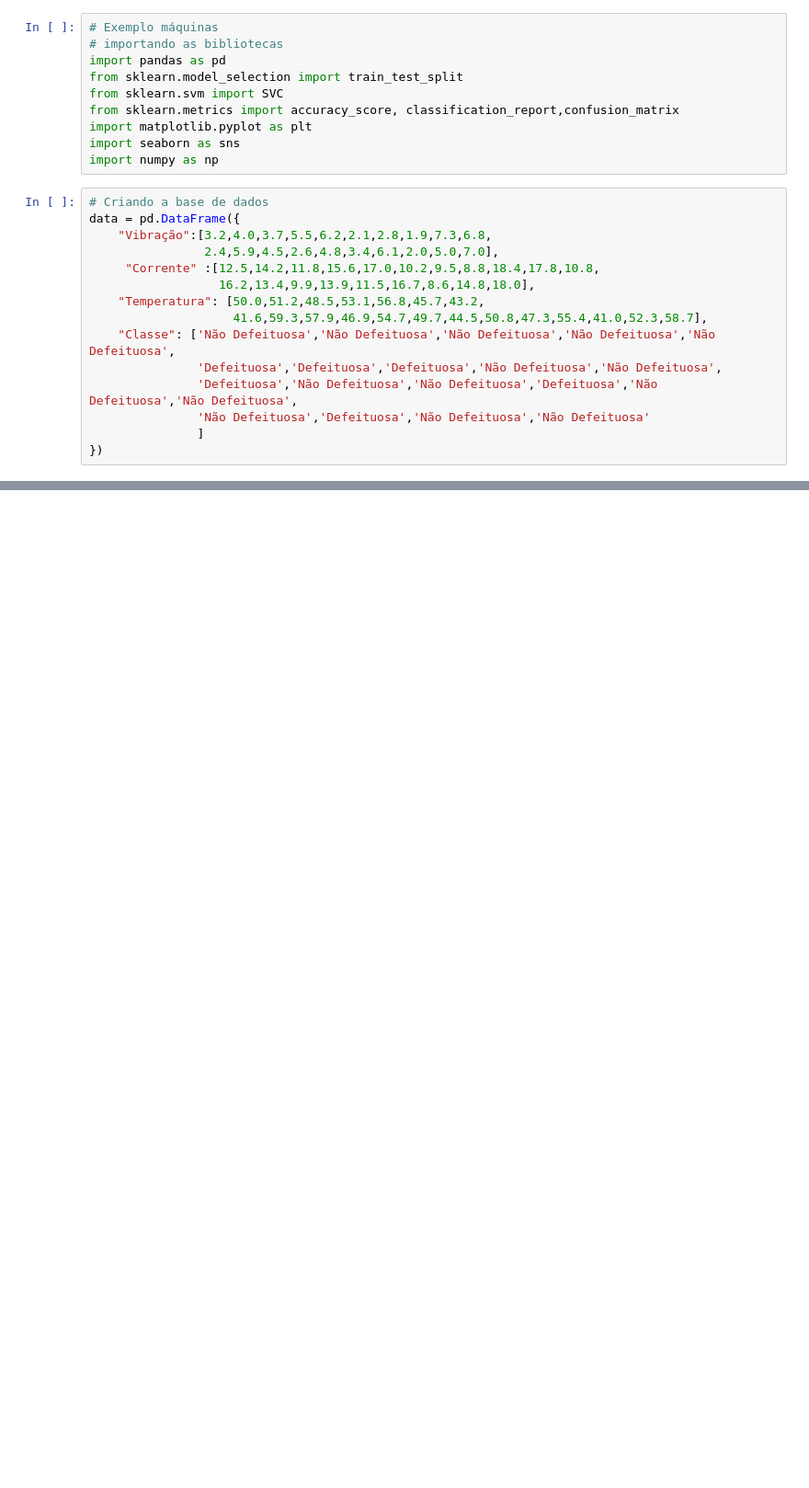
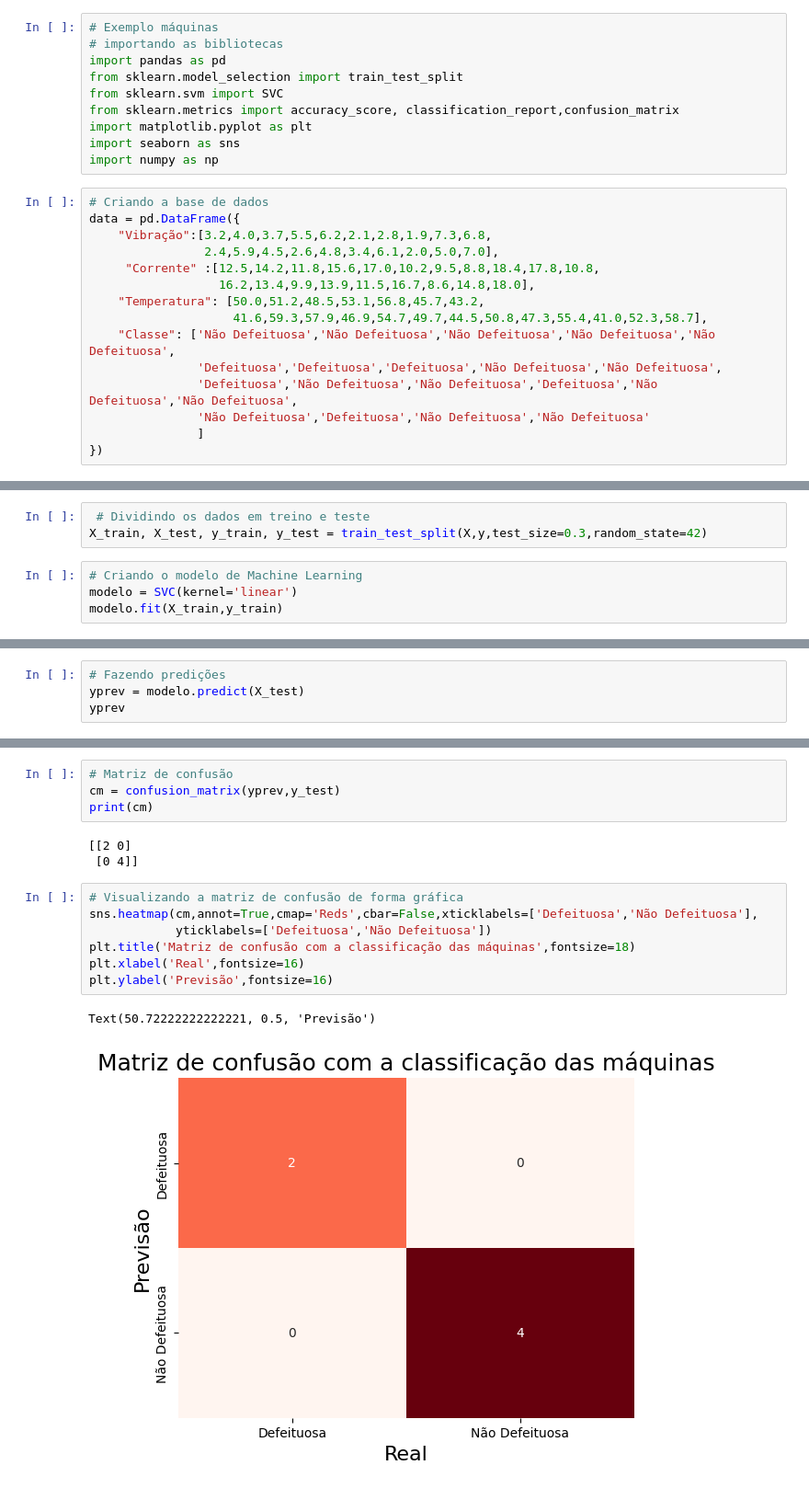
Before and after one commit to Ana-Azuma/IABD-25-TURMAB, a Jupyter notebook: aula10/ex2.codigo.ipynb, the cells around one changed output, grey strips where cells are left out. Shown at 92% size. Drawn from its saved outputs; the diff is of its cells as text; blank space fills up the shorter version.

```diff
--- a/aula10/ex2.codigo.ipynb
+++ b/aula10/ex2.codigo.ipynb
@@ -25,0 +41,7 @@ data = pd.DataFrame({
+# %%
+ # Dividindo os dados em treino e teste
+X_train, X_test, y_train, y_test = train_test_split(X,y,test_size=0.3,random_state=42)
+# %%
+# Criando o modelo de Machine Learning
+modelo = SVC(kernel='linear')
+modelo.fit(X_train,y_train)
@@ -25,0 +50,4 @@ data = pd.DataFrame({
+# %%
+# Fazendo predições
+yprev = modelo.predict(X_test)
+yprev
@@ -25,0 +106,17 @@ data = pd.DataFrame({
+# %%
+# Matriz de confusão
+cm = confusion_matrix(yprev,y_test)
+print(cm)
+# %% [output]
+[[2 0]
+ [0 4]]
+# %%
+# Visualizando a matriz de confusão de forma gráfica
+sns.heatmap(cm,annot=True,cmap='Reds',cbar=False,xticklabels=['Defeituosa','Não Defeituosa'],
+            yticklabels=['Defeituosa','Não Defeituosa'])
+plt.title('Matriz de confusão com a classificação das máquinas',fontsize=18)
+plt.xlabel('Real',fontsize=16)
+plt.ylabel('Previsão',fontsize=16)
+# %% [output]
+Text(50.72222222222221, 0.5, 'Previsão')
+[figure, added]
```
Also changed, not shown: parts of 10 cells of this notebook.
